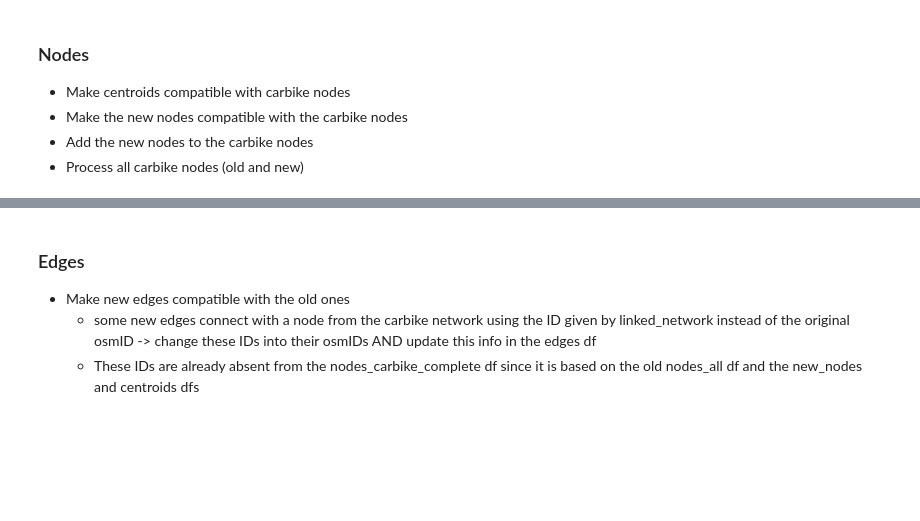
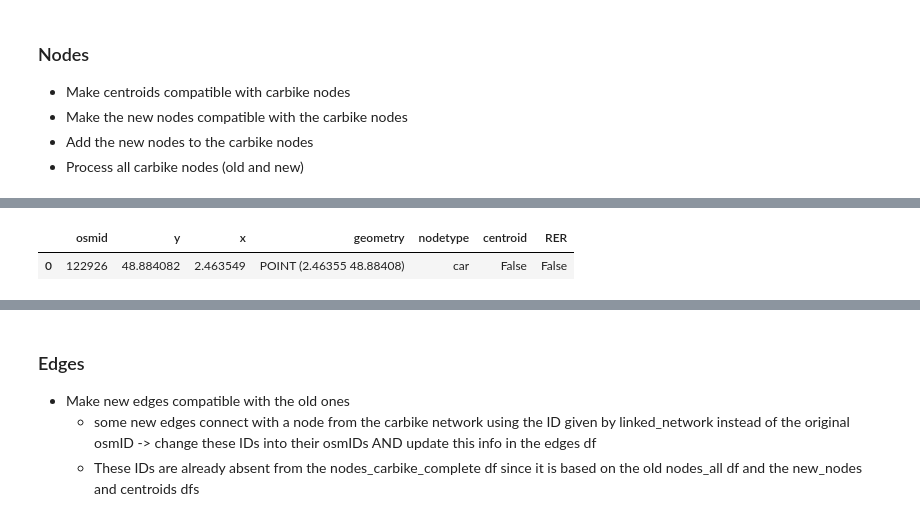
Before and after one commit to AurianeTec/Thesis, a Jupyter notebook: create_final_network.ipynb, the cells around one changed output, grey strips where cells are left out. Cells and saved outputs as stored; diff of their text form; code cells hidden in the pictures; blank space fills up the shorter version.

```diff
--- a/create_final_network.ipynb
+++ b/create_final_network.ipynb
@@ -232,8 +267,13 @@ print(centroids_minID,
 # %%
 #-- Process old carbike nodes
 # Add attributes to the old carbike nodes
 nodes_all['centroid'] = False
 nodes_all['RER'] = False
+nodes_all = nodes_all.drop(columns = 'Unnamed: 0')
+nodes_all.head(1)
+# %% [output]
+|  | osmid | y | x | geometry | nodetype | centroid | RER |
+| 0 | 122926 | 48.884082 | 2.463549 | POINT (2.46355 48.88408) | car | False | False |
 # %%
 #--- Combine all nodes
 nodes_carbike_complete = pd.concat([nodes_all, new_carbike_nodes, centroids_network])
```
Also changed, not shown: parts of 25 cells of this notebook, 5 other files.
